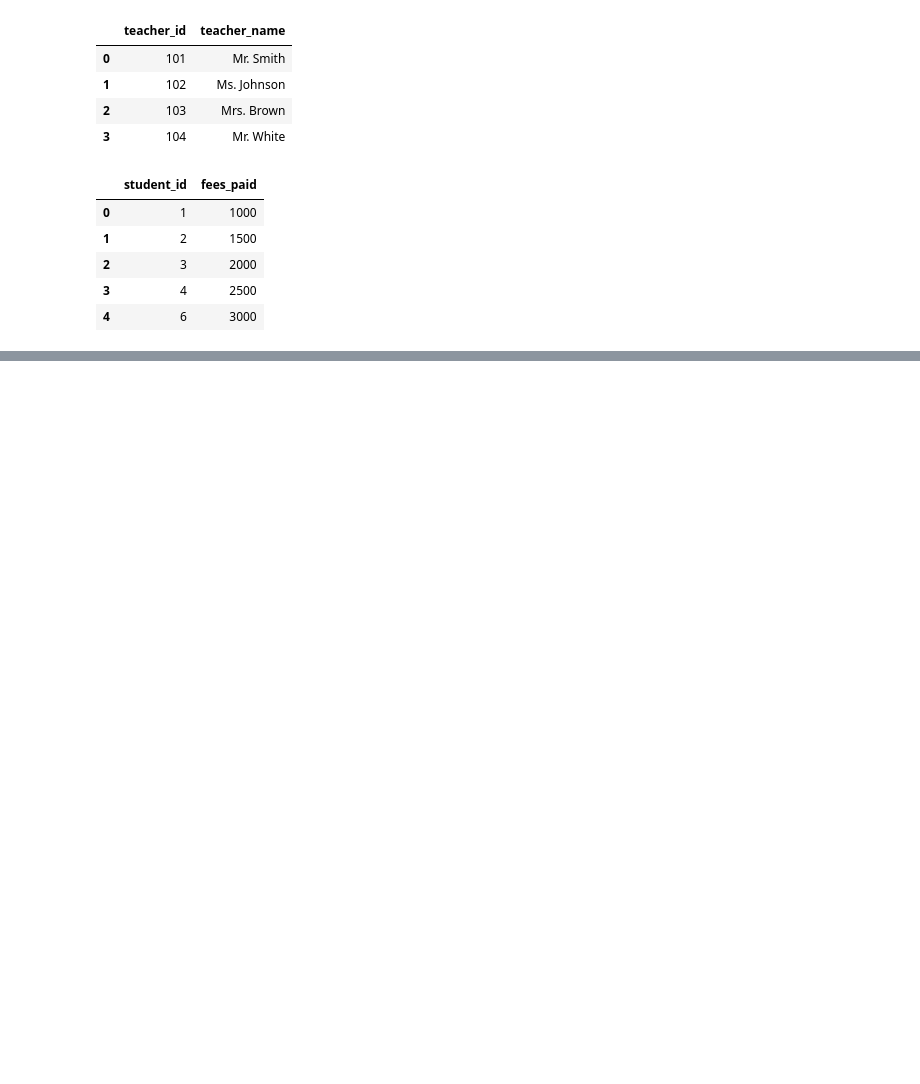
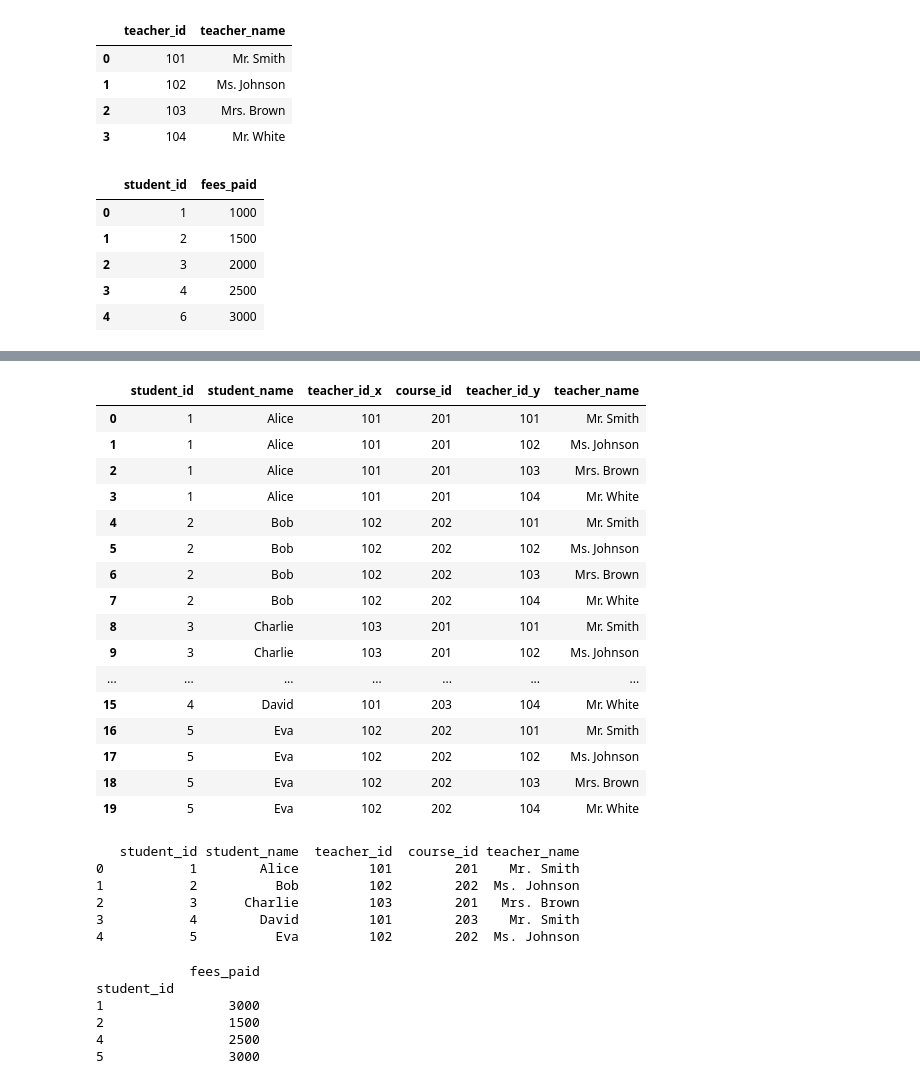
Before and after one commit to Shafqatsarwar/Python-classes, a Jupyter notebook: class19-filter-groupby-visualisation/class19-wrangling.ipynb, the cells around one changed output, grey strips where cells are left out. Drawn from its saved outputs; the diff is of its cells as text; code cells hidden in the pictures; blank space fills up the shorter version.

```diff
--- a/class19-filter-groupby-visualisation/class19-wrangling.ipynb
+++ b/class19-filter-groupby-visualisation/class19-wrangling.ipynb
@@ -177,0 +259,21 @@ print(validated_student_df)
+# %%
+df1 : pd.DataFrame = pd.merge(students, teachers, how='cross')
+df1
+# %% [output]
+|  | student_id | student_name | teacher_id_x | course_id | teacher_id_y | teacher_name |
+| 0 | 1 | Alice | 101 | 201 | 101 | Mr. Smith |
+| 1 | 1 | Alice | 101 | 201 | 102 | Ms. Johnson |
+| 2 | 1 | Alice | 101 | 201 | 103 | Mrs. Brown |
+| 3 | 1 | Alice | 101 | 201 | 104 | Mr. White |
+| 4 | 2 | Bob | 102 | 202 | 101 | Mr. Smith |
+| 5 | 2 | Bob | 102 | 202 | 102 | Ms. Johnson |
+| 6 | 2 | Bob | 102 | 202 | 103 | Mrs. Brown |
+| 7 | 2 | Bob | 102 | 202 | 104 | Mr. White |
+| 8 | 3 | Charlie | 103 | 201 | 101 | Mr. Smith |
+| 9 | 3 | Charlie | 103 | 201 | 102 | Ms. Johnson |
+| ... | ... | ... | ... | ... | ... | ... |
+| 15 | 4 | David | 101 | 203 | 104 | Mr. White |
+| 16 | 5 | Eva | 102 | 202 | 101 | Mr. Smith |
+| 17 | 5 | Eva | 102 | 202 | 102 | Ms. Johnson |
+| 18 | 5 | Eva | 102 | 202 | 103 | Mrs. Brown |
+| 19 | 5 | Eva | 102 | 202 | 104 | Mr. White |
@@ -177,0 +308,23 @@ print(validated_student_df)
+# %%
+
+df1 = pd.merge(students, teachers, left_on='teacher_id', right_on='teacher_id', how='inner')
+print(df1)
+# %% [output]
+   student_id student_name  teacher_id  course_id teacher_name
+0           1        Alice         101        201    Mr. Smith
+1           2          Bob         102        202  Ms. Johnson
+2           3      Charlie         103        201   Mrs. Brown
+3           4        David         101        203    Mr. Smith
+4           5          Eva         102        202  Ms. Johnson
+# %%
+
+# Group Fees by student_id and aggregate by sum
+df3 :pd.DataFrame= fees.groupby("student_id").agg('sum')
+print(df3)
+# %% [output]
+            fees_paid
+student_id
+1                3000
+2                1500
+4                2500
+5                3000
```
Also changed, not shown: parts of 18 cells of this notebook.
